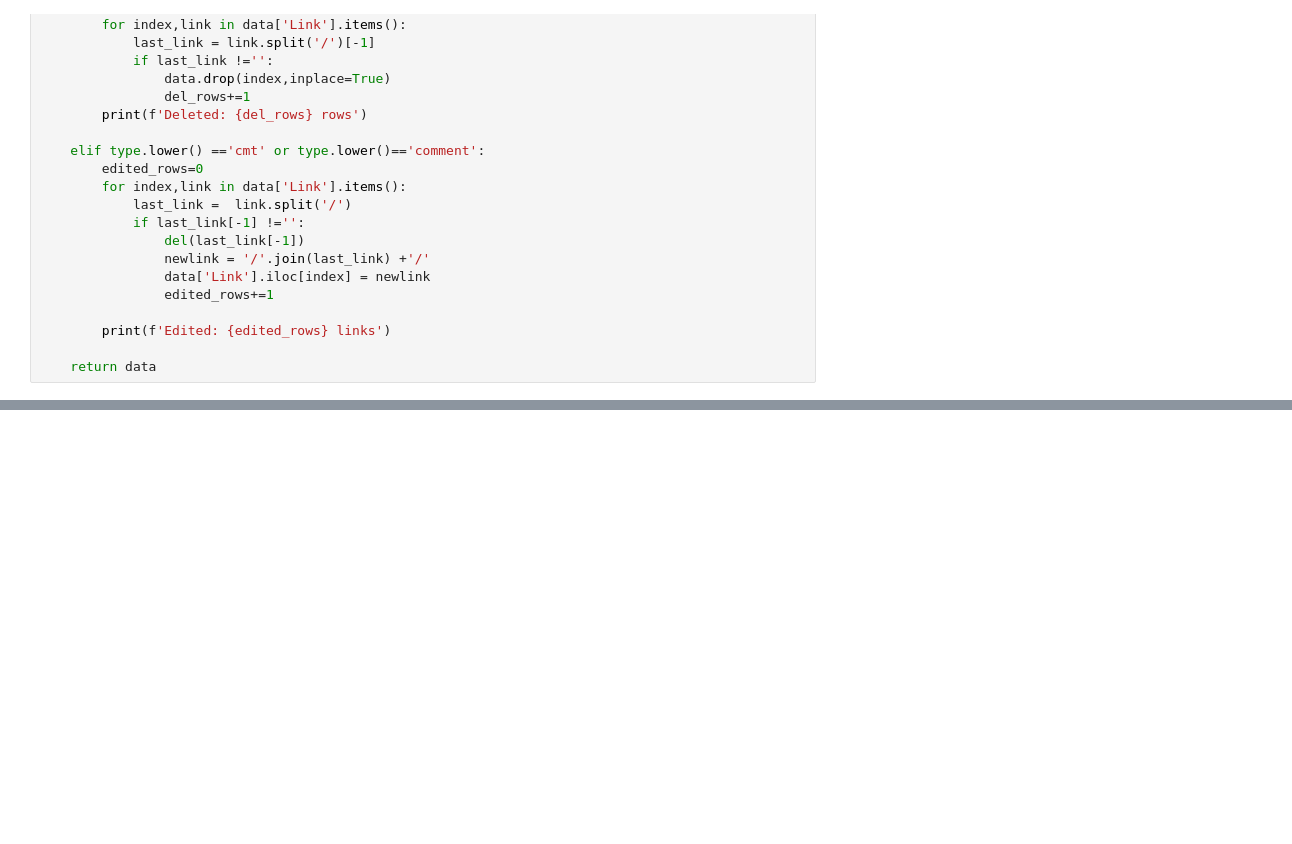
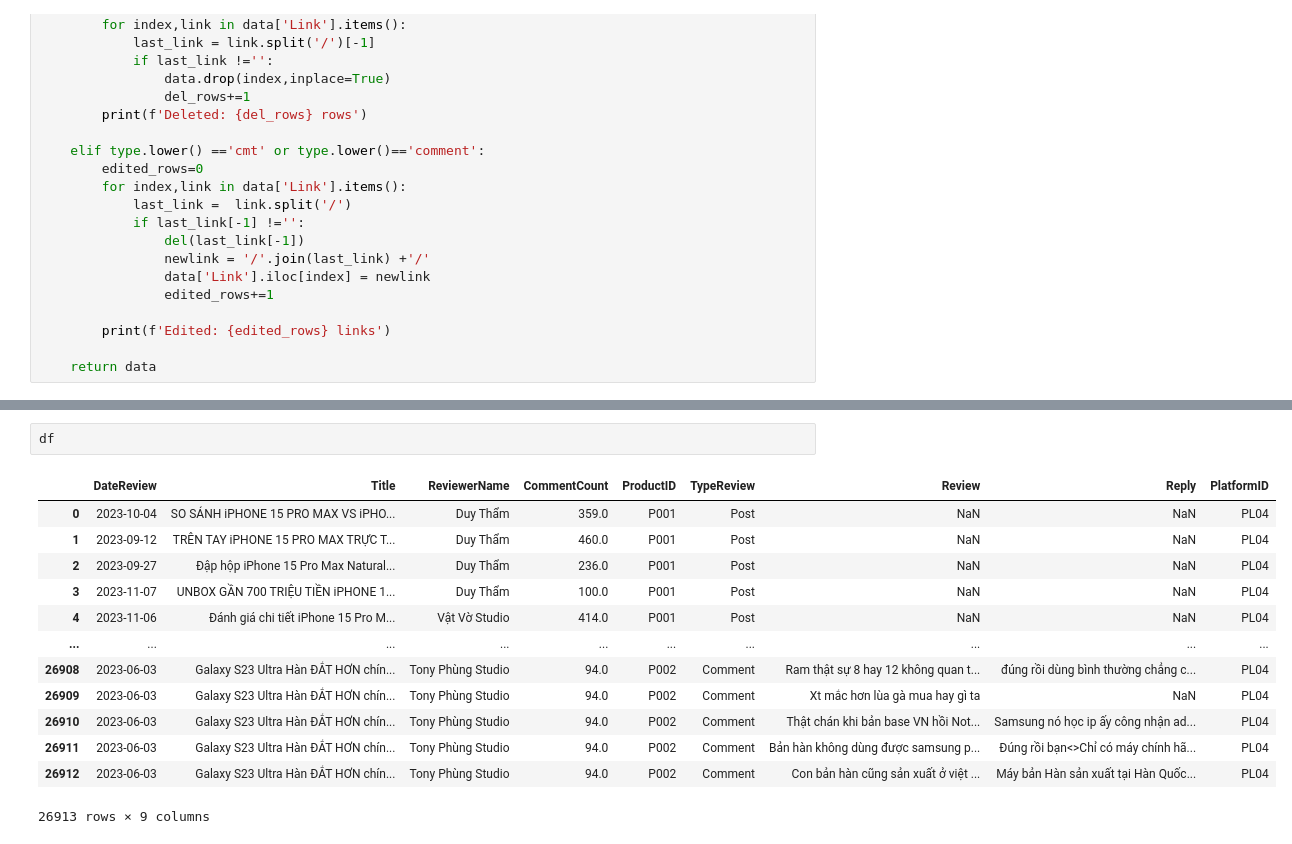
Before and after one commit to NQT1711/KhoaLuanGr3-Code, a Jupyter notebook: Preprocessing/Preprocessing_data.ipynb, the cells around one changed output, grey strips where cells are left out. Drawn from its saved outputs; the diff is of its cells as text; blank space fills up the shorter version.

```diff
--- a/Preprocessing/Preprocessing_data.ipynb
+++ b/Preprocessing/Preprocessing_data.ipynb
@@ -487,0 +456,16 @@ df
+# %%
+df
+# %% [output]
+|  | DateReview | Title | ReviewerName | CommentCount | ProductID | TypeReview | Review | Reply | PlatformID |
+| 0 | 2023-10-04 | SO SÁNH iPHONE 15 PRO MAX VS iPHO... | Duy Thẩm | 359.0 | P001 | Post | NaN | NaN | PL04 |
+| 1 | 2023-09-12 | TRÊN TAY iPHONE 15 PRO MAX TRỰC T... | Duy Thẩm | 460.0 | P001 | Post | NaN | NaN | PL04 |
+| 2 | 2023-09-27 | Đập hộp iPhone 15 Pro Max Natural... | Duy Thẩm | 236.0 | P001 | Post | NaN | NaN | PL04 |
+| 3 | 2023-11-07 | UNBOX GẦN 700 TRIỆU TIỀN iPHONE 1... | Duy Thẩm | 100.0 | P001 | Post | NaN | NaN | PL04 |
+| 4 | 2023-11-06 | Đánh giá chi tiết iPhone 15 Pro M... | Vật Vờ Studio | 414.0 | P001 | Post | NaN | NaN | PL04 |
+| ... | ... | ... | ... | ... | ... | ... | ... | ... | ... |
+| 26908 | 2023-06-03 | Galaxy S23 Ultra Hàn ĐẮT HƠN chín... | Tony Phùng Studio | 94.0 | P002 | Comment | Ram thật sự 8 hay 12 không quan t... | đúng rồi dùng bình thường chẳng c... | PL04 |
+| 26909 | 2023-06-03 | Galaxy S23 Ultra Hàn ĐẮT HƠN chín... | Tony Phùng Studio | 94.0 | P002 | Comment | Xt mắc hơn lùa gà mua hay gì ta | NaN | PL04 |
+| 26910 | 2023-06-03 | Galaxy S23 Ultra Hàn ĐẮT HƠN chín... | Tony Phùng Studio | 94.0 | P002 | Comment | Thật chán khi bản base VN hồi Not... | Samsung nó học ip ấy công nhận ad... | PL04 |
+| 26911 | 2023-06-03 | Galaxy S23 Ultra Hàn ĐẮT HƠN chín... | Tony Phùng Studio | 94.0 | P002 | Comment | Bản hàn không dùng được samsung p... | Đúng rồi bạn<>Chỉ có máy chính hã... | PL04 |
+| 26912 | 2023-06-03 | Galaxy S23 Ultra Hàn ĐẮT HƠN chín... | Tony Phùng Studio | 94.0 | P002 | Comment | Con bản hàn cũng sản xuất ở việt ... | Máy bản Hàn sản xuất tại Hàn Quốc... | PL04 |
+26913 rows × 9 columns
```
Also changed, not shown: parts of 13 cells of this notebook.
